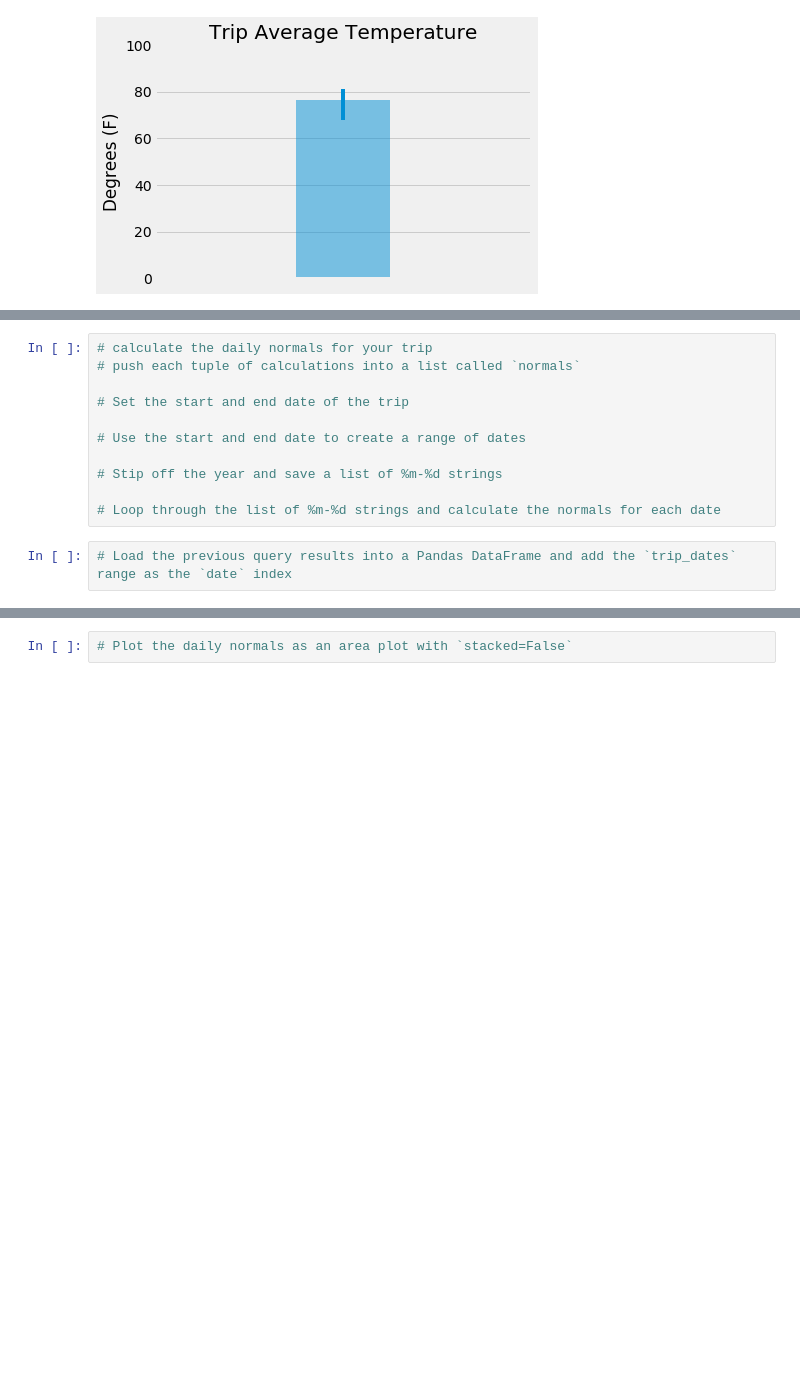
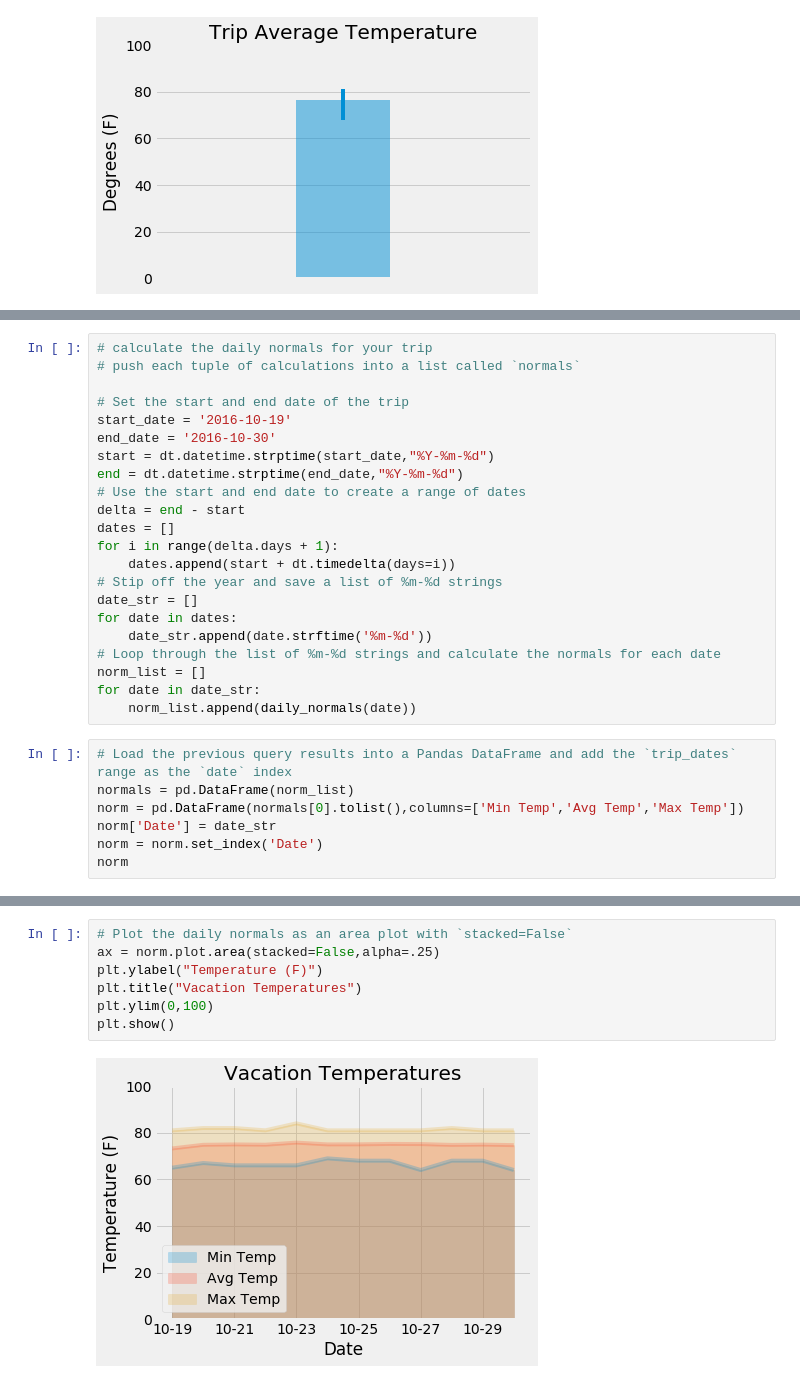
Before and after one commit to adrianavandeguchte/sqlalchemy-challenge, a Jupyter notebook: climate_starter.ipynb, the cells around one changed output, grey strips where cells are left out. Cells and saved outputs as stored; diff of their text form; blank space fills up the shorter version.

Commit message:
Update climate_starter.ipynb
updated with vacation analysis

```diff
--- a/climate_starter.ipynb
+++ b/climate_starter.ipynb
@@ -247,11 +243,27 @@ daily_normals("01-01")
 # push each tuple of calculations into a list called `normals`
 
 # Set the start and end date of the trip
-
+start_date = '2016-10-19'
+end_date = '2016-10-30'
+start = dt.datetime.strptime(start_date,"%Y-%m-%d")
+end = dt.datetime.strptime(end_date,"%Y-%m-%d")
 # Use the start and end date to create a range of dates
-
+delta = end - start
+dates = []
+for i in range(delta.days + 1):
+    dates.append(start + dt.timedelta(days=i))
 # Stip off the year and save a list of %m-%d strings
-
+date_str = []
+for date in dates:
+    date_str.append(date.strftime('%m-%d'))
 # Loop through the list of %m-%d strings and calculate the normals for each date
+norm_list = []
+for date in date_str:
+    norm_list.append(daily_normals(date))
 # %%
 # Load the previous query results into a Pandas DataFrame and add the `trip_dates` range as the `date` index
+normals = pd.DataFrame(norm_list)
+norm = pd.DataFrame(normals[0].tolist(),columns=['Min Temp','Avg Temp','Max Temp'])
+norm['Date'] = date_str
+norm = norm.set_index('Date')
+norm
@@ -258,2 +285,9 @@ daily_normals("01-01")
 # %%
 # Plot the daily normals as an area plot with `stacked=False`
+ax = norm.plot.area(stacked=False,alpha=.25)
+plt.ylabel("Temperature (F)")
+plt.title("Vacation Temperatures")
+plt.ylim(0,100)
+plt.show()
+# %% [output]
+[figure, added]
```
Also changed, not shown: parts of 7 cells of this notebook.
